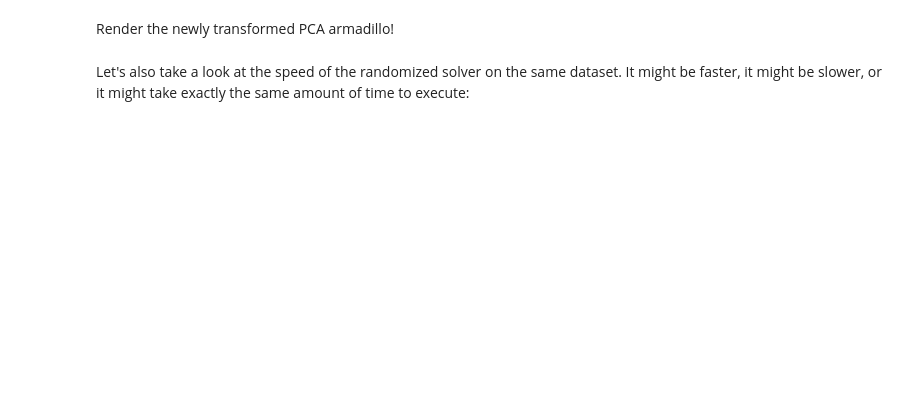
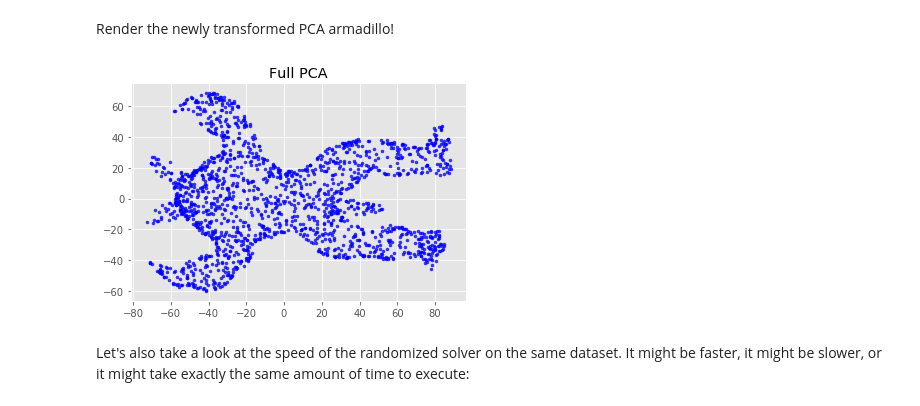
Before and after one commit to joben/DAT210x, a Jupyter notebook: Module4/Module4 - Lab1.ipynb, the cells around one changed output. Saved outputs shown, nothing was run; the diff lists cells and outputs as text; code cells hidden in the pictures; blank space fills up the shorter version.

```diff
--- a/Module4/Module4 - Lab1.ipynb
+++ b/Module4/Module4 - Lab1.ipynb
@@ -54,11 +54,20 @@ Then, train a PCA model on the passed in `armadillo` dataframe parameter. Lastly
 **NOTE-2**: Regarding the `svd_solver` parameter, simply pass that into your PCA model constructor as-is, e.g. `svd_solver=svd_solver`.
 
 For additional details, please read through [Decomposition - PCA](http://scikit-learn.org/stable/modules/generated/sklearn.decomposition.PCA.html).
-# %%
-def do_PCA(armadillo, svd_solver):
-    # .. your code here ..
-
-    return None
+# %%
+def do_PCA(armadillo, svd_solver_param):
+    # .. your code here ..
+    from sklearn.decomposition import PCA
+
+    pca = PCA(n_components=2, svd_solver=svd_solver_param)
+
+    pca.fit(armadillo)
+
+    PCA(copy=True, n_components=2, whiten=False)
+
+    T = pca.transform(armadillo)
+
+    return T
 # %% [markdown]
 ### Preview the Data
 # %%
@@ -81,11 +102,15 @@ Let's see how long it takes PCA to execute:
 # %% [markdown]
 Render the newly transformed PCA armadillo!
 # %%
+pca = do_PCA(armadillo, 'full')
+
 fig = plt.figure()
 ax = fig.add_subplot(111)
 ax.set_title('Full PCA')
 ax.scatter(pca[:,0], pca[:,1], c='blue', marker='.', alpha=0.75)
 plt.show()
+# %% [output]
+[figure, added]
 # %% [markdown]
 Let's also take a look at the speed of the randomized solver on the same dataset. It might be faster, it might be slower, or it might take exactly the same amount of time to execute:
 # %%
```
Also changed, not shown: parts of 5 cells of this notebook.
